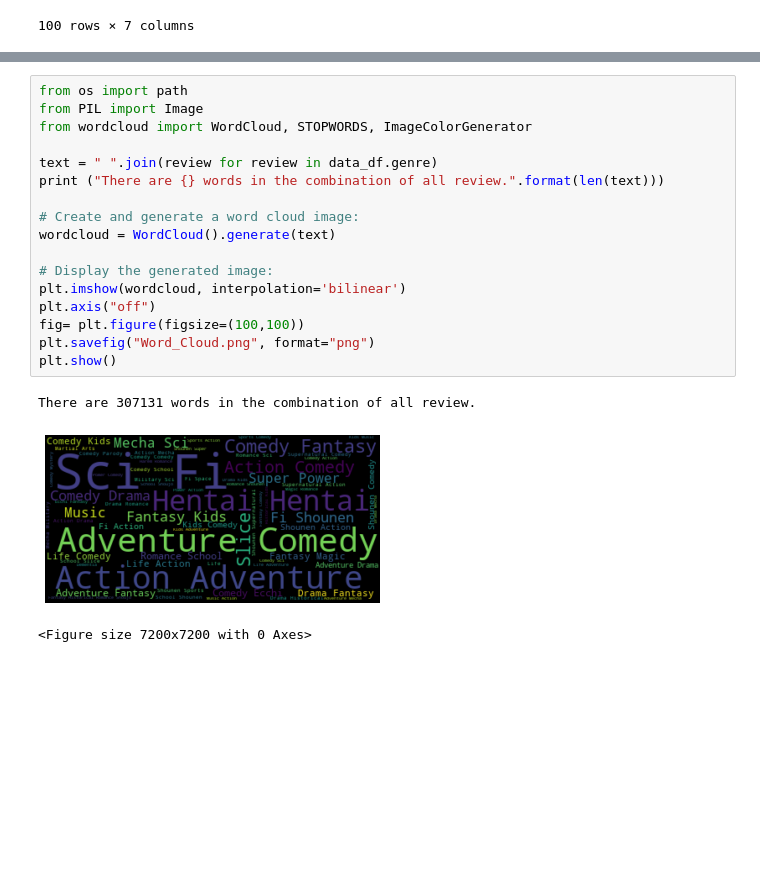
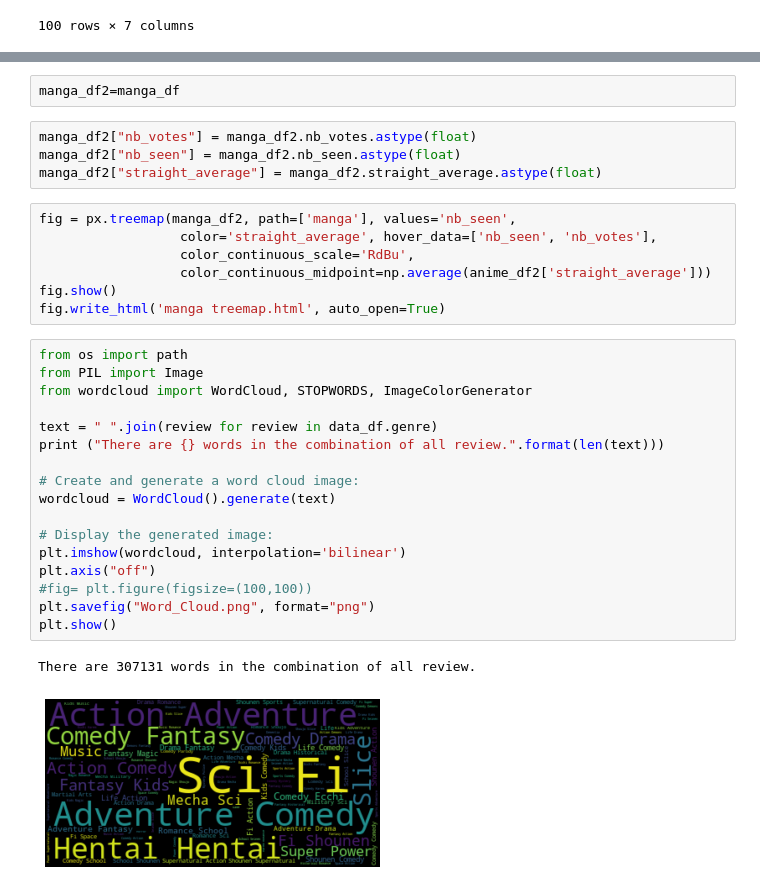
Before and after one commit to BrandonTownsend/ETL_Challenge, a Jupyter notebook: james.ipynb, the cells around one changed output, grey strips where cells are left out. Cells and saved outputs as stored; diff of their text form; blank space fills up the shorter version.

```diff
--- a/james.ipynb
+++ b/james.ipynb
@@ -238,24 +256,36 @@ list_df2
+# %%
+manga_df2=manga_df
+# %%
+manga_df2["nb_votes"] = manga_df2.nb_votes.astype(float)
+manga_df2["nb_seen"] = manga_df2.nb_seen.astype(float)
+manga_df2["straight_average"] = manga_df2.straight_average.astype(float)
+# %%
+fig = px.treemap(manga_df2, path=['manga'], values='nb_seen',
+                  color='straight_average', hover_data=['nb_seen', 'nb_votes'],
+                  color_continuous_scale='RdBu',
+                  color_continuous_midpoint=np.average(anime_df2['straight_average']))
+fig.show()
+fig.write_html('manga treemap.html', auto_open=True)
 # %%
 from os import path
 from PIL import Image
 from wordcloud import WordCloud, STOPWORDS, ImageColorGenerator
 
 text = " ".join(review for review in data_df.genre)
 print ("There are {} words in the combination of all review.".format(len(text)))
 
 # Create and generate a word cloud image:
 wordcloud = WordCloud().generate(text)
 
 # Display the generated image:
 plt.imshow(wordcloud, interpolation='bilinear')
 plt.axis("off")
-fig= plt.figure(figsize=(100,100))
+#fig= plt.figure(figsize=(100,100))
 plt.savefig("Word_Cloud.png", format="png")
 plt.show()
 # %% [output]
 There are 307131 words in the combination of all review.
-[figure, old version]
+[figure, new version]
-<Figure size 7200x7200 with 0 Axes>
 # %%
 wordcloud = WordCloud(max_font_size=50, max_words=100, background_color="white").generate(text)
 plt.figure()
```
Also changed, not shown: parts of 6 cells of this notebook, 4 other files.
